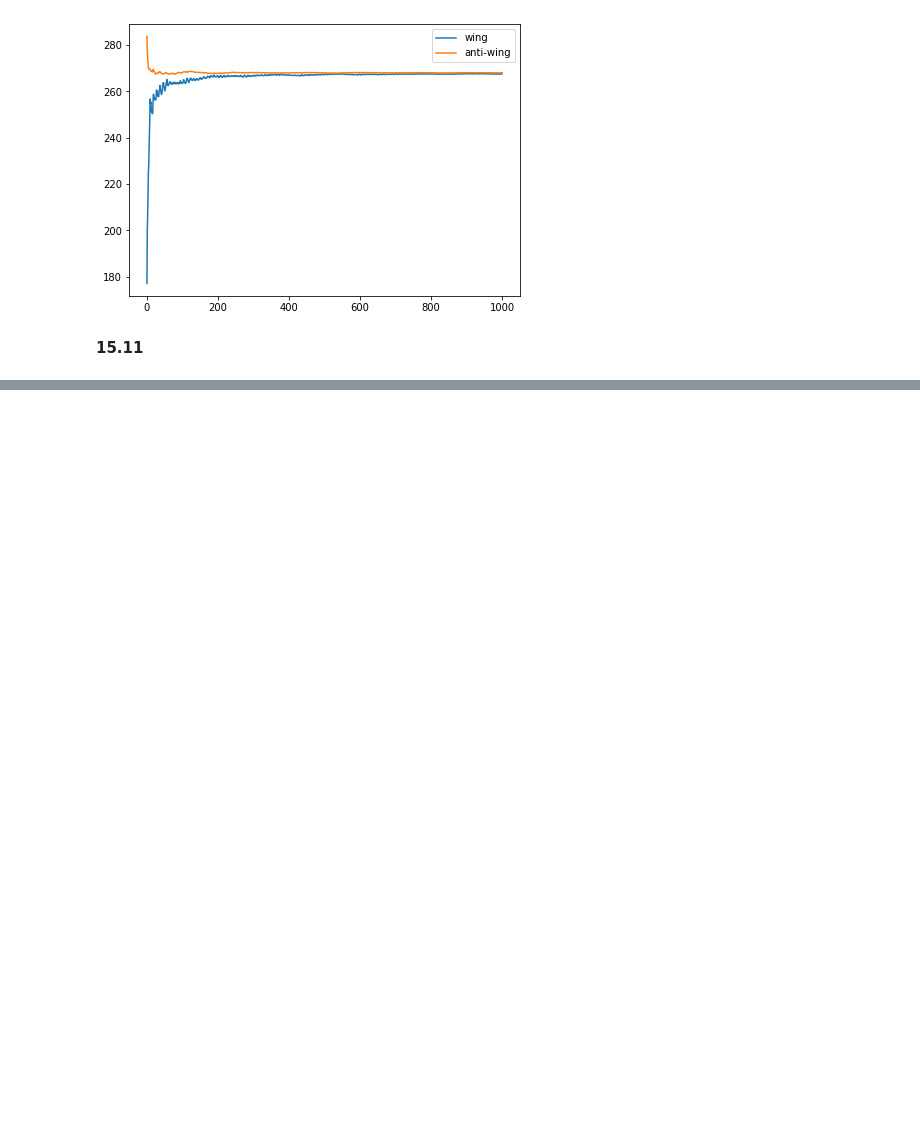
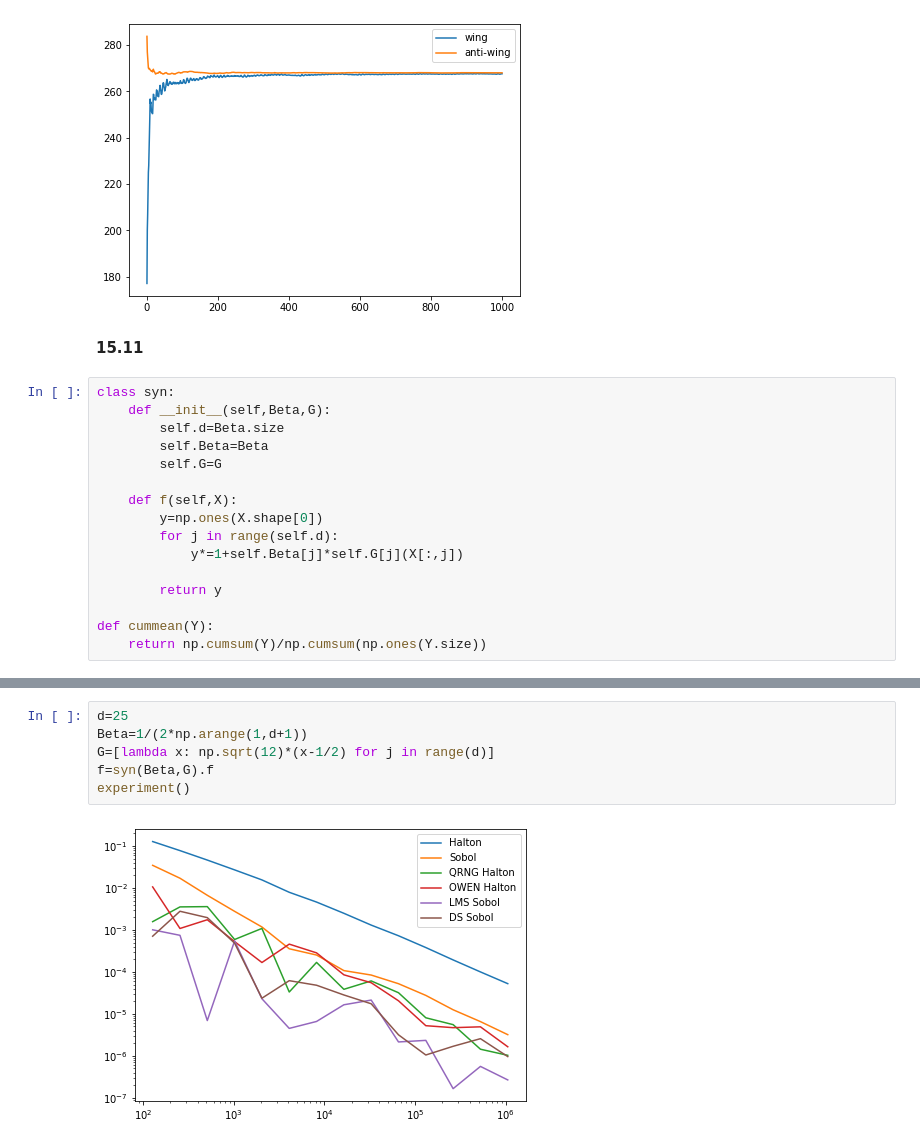
Before and after one commit to IanFla/Monte-Carlo, a Jupyter notebook: Ch15.ipynb, the cells around one changed output, grey strips where cells are left out. Drawn from its saved outputs; the diff is of its cells as text; blank space fills up the shorter version.

```diff
--- a/Ch15.ipynb
+++ b/Ch15.ipynb
@@ -73,3 +76,19 @@ plt.show()
 [figure]
 # %% [markdown]
 **15.11**
+# %%
+class syn:
+    def __init__(self,Beta,G):
+        self.d=Beta.size
+        self.Beta=Beta
+        self.G=G
+
+    def f(self,X):
+        y=np.ones(X.shape[0])
+        for j in range(self.d):
+            y*=1+self.Beta[j]*self.G[j](X[:,j])
+
+        return y
+
+def cummean(Y):
+    return np.cumsum(Y)/np.cumsum(np.ones(Y.size))
@@ -75,0 +135,8 @@ plt.show()
+# %%
+d=25
+Beta=1/(2*np.arange(1,d+1))
+G=[lambda x: np.sqrt(12)*(x-1/2) for j in range(d)]
+f=syn(Beta,G).f
+experiment()
+# %% [output]
+[figure, added]
```
Also changed, not shown: parts of 5 cells of this notebook.
